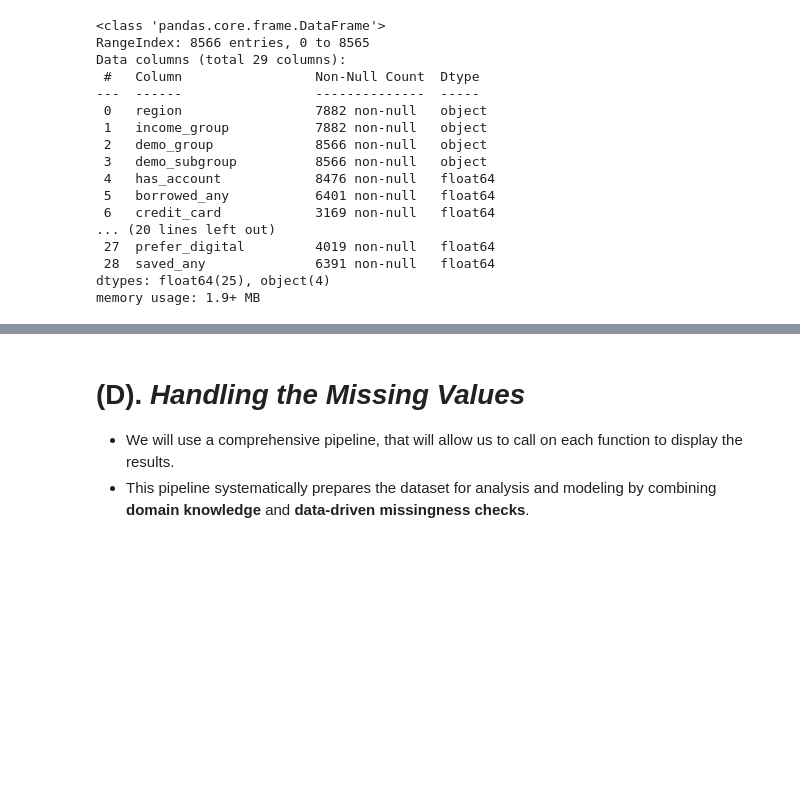
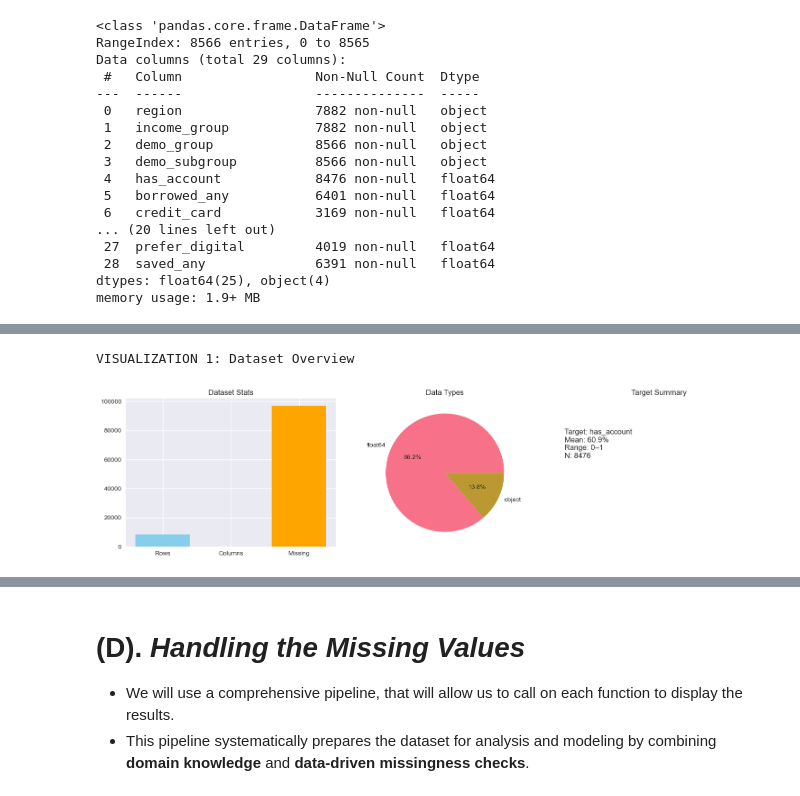
Before and after one commit to VAL-Jerono/FinScope, a Jupyter notebook: FinancialInclusivity.ipynb, the cells around one changed output, grey strips where cells are left out. Saved outputs shown, nothing was run; the diff lists cells and outputs as text; code cells hidden in the pictures; blank space fills up the shorter version.

```diff
--- a/FinancialInclusivity.ipynb
+++ b/FinancialInclusivity.ipynb
@@ -727,0 +803,40 @@ memory usage: 1.9+ MB
+# %%
+def viz_1_basic_info(df):
+    """Quick overview of dataset"""
+    print("VISUALIZATION 1: Dataset Overview")
+
+    fig, axes = plt.subplots(1, 3, figsize=(15, 4))
+
+    # Plot 1: Basic stats
+    stats = {
+        "Rows": df.shape[0],
+        "Columns": df.shape[1],
+        "Missing": df.isnull().sum().sum()
+    }
+    axes[0].bar(stats.keys(), stats.values(), color=['skyblue','lightcoral','orange'])
+    axes[0].set_title("Dataset Stats")
+
+    # Plot 2: Data types
+    df.dtypes.value_counts().plot.pie(
+        autopct="%1.1f%%", ax=axes[1], legend=False, ylabel=""
+    )
+    axes[1].set_title("Data Types")
+
+    # Plot 3: Target summary
+    target = df["has_account"].describe()
+    txt = f"""Target: has_account
+Mean: {target['mean']:.1%}
+Range: {target['min']:.0f}–{target['max']:.0f}
+N: {int(target['count'])}"""
+    axes[2].text(0.05, 0.6, txt, fontsize=12)
+    axes[2].axis("off")
+    axes[2].set_title("Target Summary")
+
+    plt.tight_layout()
+    plt.show()
+# %%
+# VIZ 1: Basic dataset info
+viz_1_basic_info(df_clean)
+# %% [output]
+VISUALIZATION 1: Dataset Overview
+[figure, added]
```
Also changed, not shown: parts of 70 cells of this notebook, 1 other file.
